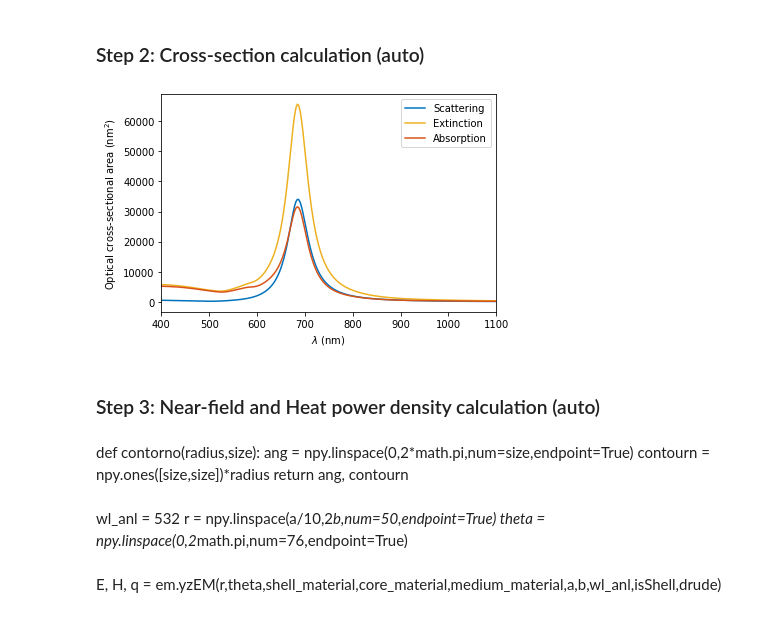
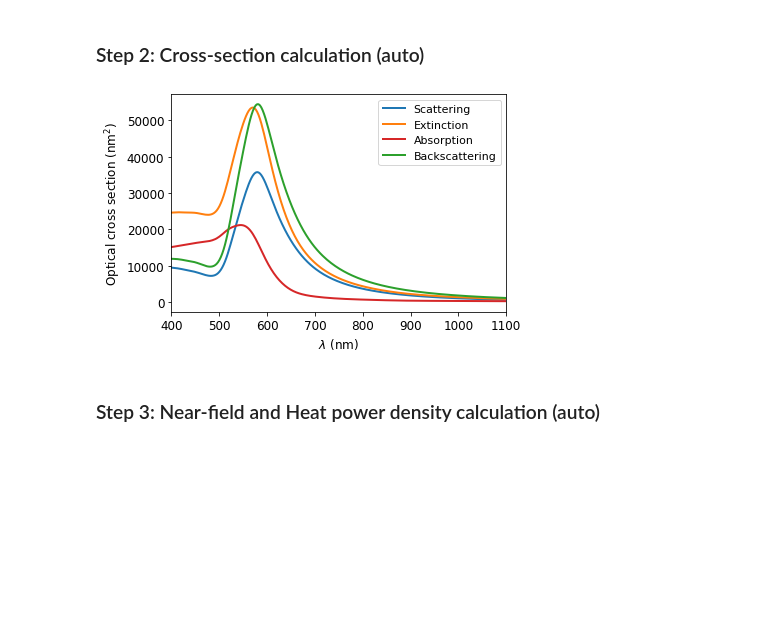
Before and after one commit to pedrosatulio/Thermoplasmonics, a Jupyter notebook: Thermoplasmonics.ipynb, the cells around one changed output. Saved outputs shown, nothing was run; the diff lists cells and outputs as text; code cells hidden in the pictures; blank space fills up the shorter version.

```diff
--- a/Thermoplasmonics.ipynb
+++ b/Thermoplasmonics.ipynb
@@ -14,14 +14,14 @@ import opticalCrossSection as ocs
 
 ## Se a NP for uma nanoesfera, shell_material equivale ao material da esfera
 shell_material = 'Au'
-core_material = 'Water'
+core_material = 'Au'
 medium_material = 'Water'
 
 ## Se True, é nanocasca. Se False, é nanoesfera
-isShell = True
+isShell = False
 
 ## Raio da da nanoesfera ou núcleo (nm)
-a = 30
+a = 50
 
 ## Espessura da casca (nm)
 t = 7
@@ -39,12 +39,11 @@ lambda_min = 400
 lambda_max = 1100
 
 ## Incluir correção de drude?
-drude = False
+drude = True
 # %% [markdown]
 ### Step 2: Cross-section calculation (auto)
 # %%
-wl, N, N1, N2, mu1, mu2 = ri.setupRI(shell_material,core_material,medium_material,
-                                     a,b,lambda_min,lambda_max,isShell,drude,0)
+wl, N, N1, N2, mu1, mu2 = ri.setupRI(shell_material,core_material,medium_material,a,b,lambda_min,lambda_max,isShell,drude)
 # %%
 if isShell:
     Csca, Cext, Cabs, Cbck = ocs.shellCS(wl*(1e9),N1,N2,N,mu1,mu2,a,b)
@@ -61,28 +58,15 @@ Cbck = npy.delete(Cbck,len(Cbck)-1)
-# %%
-fig1 = plt.figure(1)
-ax1 = plt.gca()
-#lines1 = plt.plot((1e9)*wl,Csca,'r-',(1e9)*wl,Cext,'y-',(1e9)*wl,Cabs,'b-',(1e9)*wl,Cbck,'olivedrab',markersize=4)
-#plt.legend(lines1[:4], ['Scattering','Extinction','Absorption','Backscattering']);
-lines1 = plt.plot((1e9)*wl,Csca,'#0072BD',(1e9)*wl,Cext,'#EDB120',(1e9)*wl,Cabs,'#D95319',markersize=4)
-plt.legend(lines1[:3], ['Scattering','Extinction','Absorption'], loc=0);
-plt.ylabel('Optical cross-sectional area (nm$^{2}$)')
-plt.xlabel('$\lambda$ (nm)')
-ax1.set_xlim([400,1100])
-#ax1.set_xlim([400,800])
-#plt.savefig(path+str(a)+'.png',dpi=300,format='png')
-plt.show()
-# %% [output]
-[figure, removed]
+# %%
+fig1 = plt.figure(1)
+ax1 = plt.gca()
+lines1 = plt.plot((1e9)*wl,Csca,'tab:blue',(1e9)*wl,Cext,'tab:orange',(1e9)*wl,Cabs,'tab:red',(1e9)*wl,Cbck,'tab:green',linewidth=2)
+plt.ylabel('Optical cross section (nm$^{2}$)',fontsize=12)
+plt.xlabel('$\lambda$ (nm)',fontsize=12)
+plt.legend(lines1[:4], ['Scattering','Extinction','Absorption','Backscattering'],fontsize=11)
+ax1.tick_params(axis='x', labelsize=12)
+ax1.tick_params(axis='y', labelsize=12)
+ax1.set_xlim([lambda_min,lambda_max])
+plt.show()
+# %% [output]
+[figure, added]
 # %% [markdown]
 ### Step 3: Near-field and Heat power density calculation (auto)
-# %% [markdown]
-def contorno(radius,size):
-    ang = npy.linspace(0,2*math.pi,num=size,endpoint=True)
-    contourn = npy.ones([size,size])*radius
-    return ang, contourn
-# %% [markdown]
-wl_anl = 532
-r = npy.linspace(a/10,2*b,num=50,endpoint=True)
-theta = npy.linspace(0,2*math.pi,num=76,endpoint=True)
-# %% [markdown]
-E, H, q = em.yzEM(r,theta,shell_material,core_material,medium_material,a,b,wl_anl,isShell,drude)
```
Also changed, not shown: parts of 15 cells of this notebook, 40 other files.
